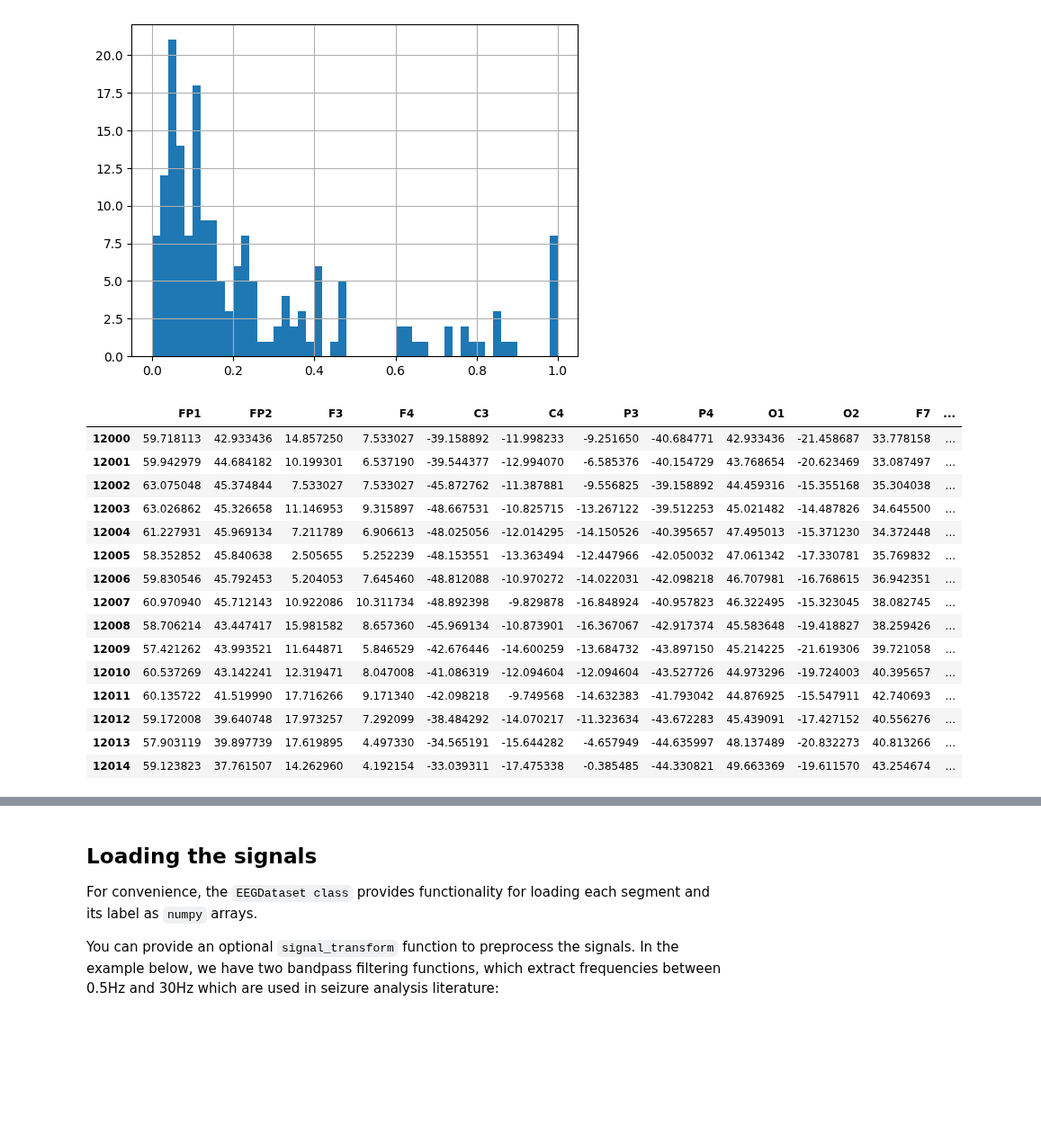
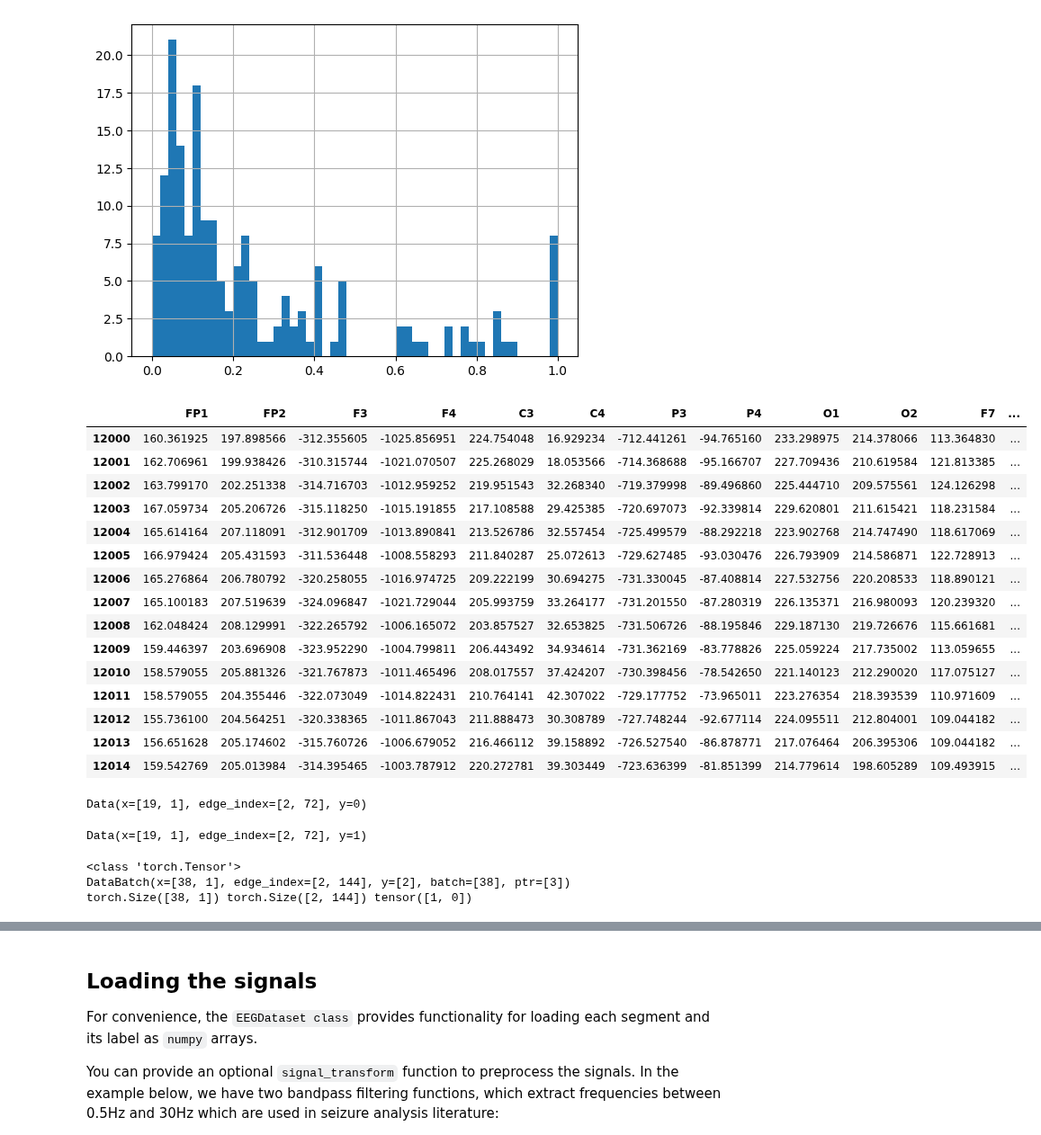
Before and after one commit to brygotti/nml-project-25, a Jupyter notebook: example_bryan.ipynb, the cells around one changed output, grey strips where cells are left out. Shown at 90% size. Cells and saved outputs as stored; diff of their text form; code cells hidden in the pictures; blank space fills up the shorter version.

Commit message:
Add support for graphs :)

```diff
--- a/example_bryan.ipynb
+++ b/example_bryan.ipynb
@@ -150,24 +197,24 @@ clips_tr.groupby(["patient", "session"])["label"].mean().hist(bins=50)
 [figure]
 # %%
 display(
-    pd.read_parquet(DATA_ROOT / "train" / clips_tr.iloc[0]["signals_path"]).iloc[
+    pd.read_parquet(DATA_ROOT / "train" / clips_tr.iloc[5000]["signals_path"]).iloc[
         12000:12015
     ]
 )
 # %% [output]
 |  | FP1 | FP2 | F3 | F4 | C3 | C4 | P3 | P4 | O1 | O2 | F7 | ... |
-| 12000 | 59.718113 | 42.933436 | 14.857250 | 7.533027 | -39.158892 | -11.998233 | -9.251650 | -40.684771 | 42.933436 | -21.458687 | 33.778158 | ... |
-| 12001 | 59.942979 | 44.684182 | 10.199301 | 6.537190 | -39.544377 | -12.994070 | -6.585376 | -40.154729 | 43.768654 | -20.623469 | 33.087497 | ... |
-| 12002 | 63.075048 | 45.374844 | 7.533027 | 7.533027 | -45.872762 | -11.387881 | -9.556825 | -39.158892 | 44.459316 | -15.355168 | 35.304038 | ... |
-| 12003 | 63.026862 | 45.326658 | 11.146953 | 9.315897 | -48.667531 | -10.825715 | -13.267122 | -39.512253 | 45.021482 | -14.487826 | 34.645500 | ... |
-| 12004 | 61.227931 | 45.969134 | 7.211789 | 6.906613 | -48.025056 | -12.014295 | -14.150526 | -40.395657 | 47.495013 | -15.371230 | 34.372448 | ... |
-| 12005 | 58.352852 | 45.840638 | 2.505655 | 5.252239 | -48.153551 | -13.363494 | -12.447966 | -42.050032 | 47.061342 | -17.330781 | 35.769832 | ... |
-| 12006 | 59.830546 | 45.792453 | 5.204053 | 7.645460 | -48.812088 | -10.970272 | -14.022031 | -42.098218 | 46.707981 | -16.768615 | 36.942351 | ... |
-| 12007 | 60.970940 | 45.712143 | 10.922086 | 10.311734 | -48.892398 | -9.829878 | -16.848924 | -40.957823 | 46.322495 | -15.323045 | 38.082745 | ... |
-| 12008 | 58.706214 | 43.447417 | 15.981582 | 8.657360 | -45.969134 | -10.873901 | -16.367067 | -42.917374 | 45.583648 | -19.418827 | 38.259426 | ... |
-| 12009 | 57.421262 | 43.993521 | 11.644871 | 5.846529 | -42.676446 | -14.600259 | -13.684732 | -43.897150 | 45.214225 | -21.619306 | 39.721058 | ... |
-| 12010 | 60.537269 | 43.142241 | 12.319471 | 8.047008 | -41.086319 | -12.094604 | -12.094604 | -43.527726 | 44.973296 | -19.724003 | 40.395657 | ... |
-| 12011 | 60.135722 | 41.519990 | 17.716266 | 9.171340 | -42.098218 | -9.749568 | -14.632383 | -41.793042 | 44.876925 | -15.547911 | 42.740693 | ... |
-| 12012 | 59.172008 | 39.640748 | 17.973257 | 7.292099 | -38.484292 | -14.070217 | -11.323634 | -43.672283 | 45.439091 | -17.427152 | 40.556276 | ... |
-| 12013 | 57.903119 | 39.897739 | 17.619895 | 4.497330 | -34.565191 | -15.644282 | -4.657949 | -44.635997 | 48.137489 | -20.832273 | 40.813266 | ... |
-| 12014 | 59.123823 | 37.761507 | 14.262960 | 4.192154 | -33.039311 | -17.475338 | -0.385485 | -44.330821 | 49.663369 | -19.611570 | 43.254674 | ... |
+| 12000 | 160.361925 | 197.898566 | -312.355605 | -1025.856951 | 224.754048 | 16.929234 | -712.441261 | -94.765160 | 233.298975 | 214.378066 | 113.364830 | ... |
+| 12001 | 162.706961 | 199.938426 | -310.315744 | -1021.070507 | 225.268029 | 18.053566 | -714.368688 | -95.166707 | 227.709436 | 210.619584 | 121.813385 | ... |
+| 12002 | 163.799170 | 202.251338 | -314.716703 | -1012.959252 | 219.951543 | 32.268340 | -719.379998 | -89.496860 | 225.444710 | 209.575561 | 124.126298 | ... |
+| 12003 | 167.059734 | 205.206726 | -315.118250 | -1015.191855 | 217.108588 | 29.425385 | -720.697073 | -92.339814 | 229.620801 | 211.615421 | 118.231584 | ... |
+| 12004 | 165.614164 | 207.118091 | -312.901709 | -1013.890841 | 213.526786 | 32.557454 | -725.499579 | -88.292218 | 223.902768 | 214.747490 | 118.617069 | ... |
+| 12005 | 166.979424 | 205.431593 | -311.536448 | -1008.558293 | 211.840287 | 25.072613 | -729.627485 | -93.030476 | 226.793909 | 214.586871 | 122.728913 | ... |
+| 12006 | 165.276864 | 206.780792 | -320.258055 | -1016.974725 | 209.222199 | 30.694275 | -731.330045 | -87.408814 | 227.532756 | 220.208533 | 118.890121 | ... |
+| 12007 | 165.100183 | 207.519639 | -324.096847 | -1021.729044 | 205.993759 | 33.264177 | -731.201550 | -87.280319 | 226.135371 | 216.980093 | 120.239320 | ... |
+| 12008 | 162.048424 | 208.129991 | -322.265792 | -1006.165072 | 203.857527 | 32.653825 | -731.506726 | -88.195846 | 229.187130 | 219.726676 | 115.661681 | ... |
+| 12009 | 159.446397 | 203.696908 | -323.952290 | -1004.799811 | 206.443492 | 34.934614 | -731.362169 | -83.778826 | 225.059224 | 217.735002 | 113.059655 | ... |
+| 12010 | 158.579055 | 205.881326 | -321.767873 | -1011.465496 | 208.017557 | 37.424207 | -730.398456 | -78.542650 | 221.140123 | 212.290020 | 117.075127 | ... |
+| 12011 | 158.579055 | 204.355446 | -322.073049 | -1014.822431 | 210.764141 | 42.307022 | -729.177752 | -73.965011 | 223.276354 | 218.393539 | 110.971609 | ... |
+| 12012 | 155.736100 | 204.564251 | -320.338365 | -1011.867043 | 211.888473 | 30.308789 | -727.748244 | -92.677114 | 224.095511 | 212.804001 | 109.044182 | ... |
+| 12013 | 156.651628 | 205.174602 | -315.760726 | -1006.679052 | 216.466112 | 39.158892 | -726.527540 | -86.878771 | 217.076464 | 206.395306 | 109.044182 | ... |
+| 12014 | 159.542769 | 205.013984 | -314.395465 | -1003.787912 | 220.272781 | 39.303449 | -723.636399 | -81.851399 | 214.779614 | 198.605289 | 109.493915 | ... |
@@ -173,0 +223,34 @@ display(
+# %%
+from preprocessing.Graphs import generate_distances_graph
+
+graph1 = generate_distances_graph(
+    distances,
+    nodes_order
+)
+graph1.y = 0
+graph1
+# %% [output]
+Data(x=[19, 1], edge_index=[2, 72], y=0)
+# %%
+graph2 = generate_distances_graph(
+    distances,
+    nodes_order
+)
+graph2.y = 1
+graph2
+# %% [output]
+Data(x=[19, 1], edge_index=[2, 72], y=1)
+# %%
+from torch_geometric.loader import DataLoader
+
+graphs = [graph1, graph2]
+loader = DataLoader(graphs, batch_size=2, shuffle=True)
+for batch in loader:
+    print(type(batch.y))
+    print(batch)
+    print(batch.x.shape, batch.edge_index.shape, batch.y)
+    break
+# %% [output]
+<class 'torch.Tensor'>
+DataBatch(x=[38, 1], edge_index=[2, 144], y=[2], batch=[38], ptr=[3])
+torch.Size([38, 1]) torch.Size([2, 144]) tensor([1, 0])
```
Also changed, not shown: parts of 10 cells of this notebook, 9 other files.
